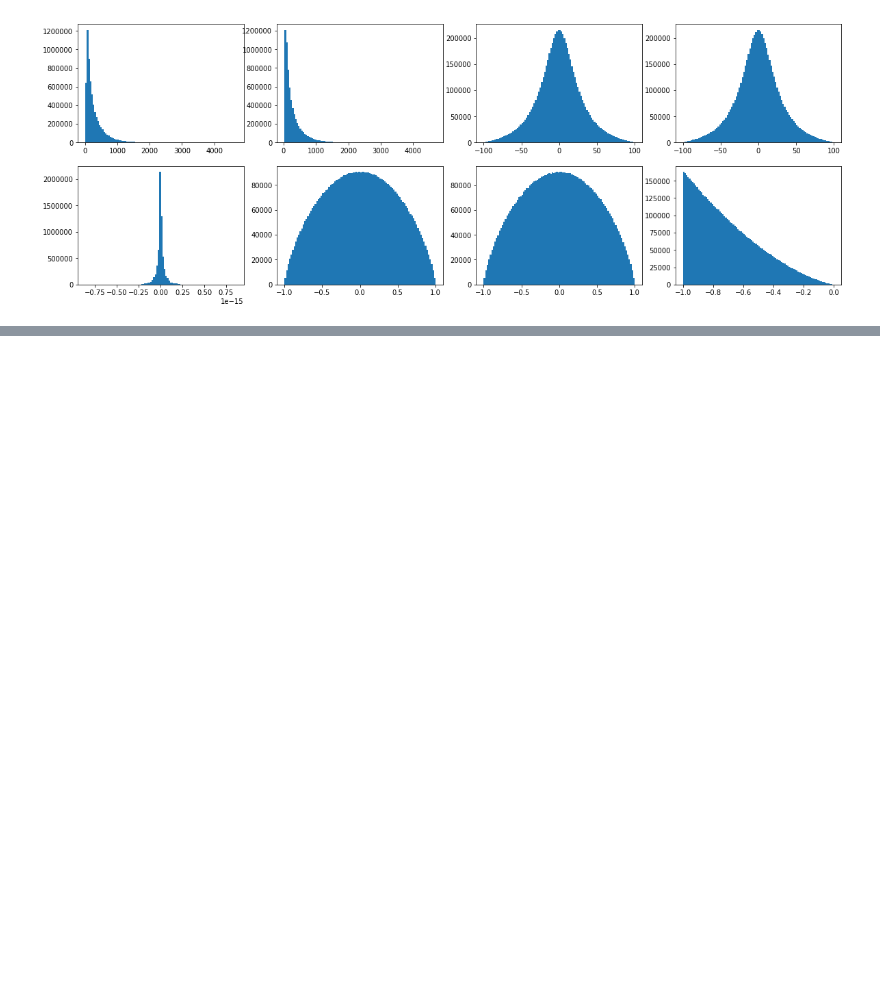
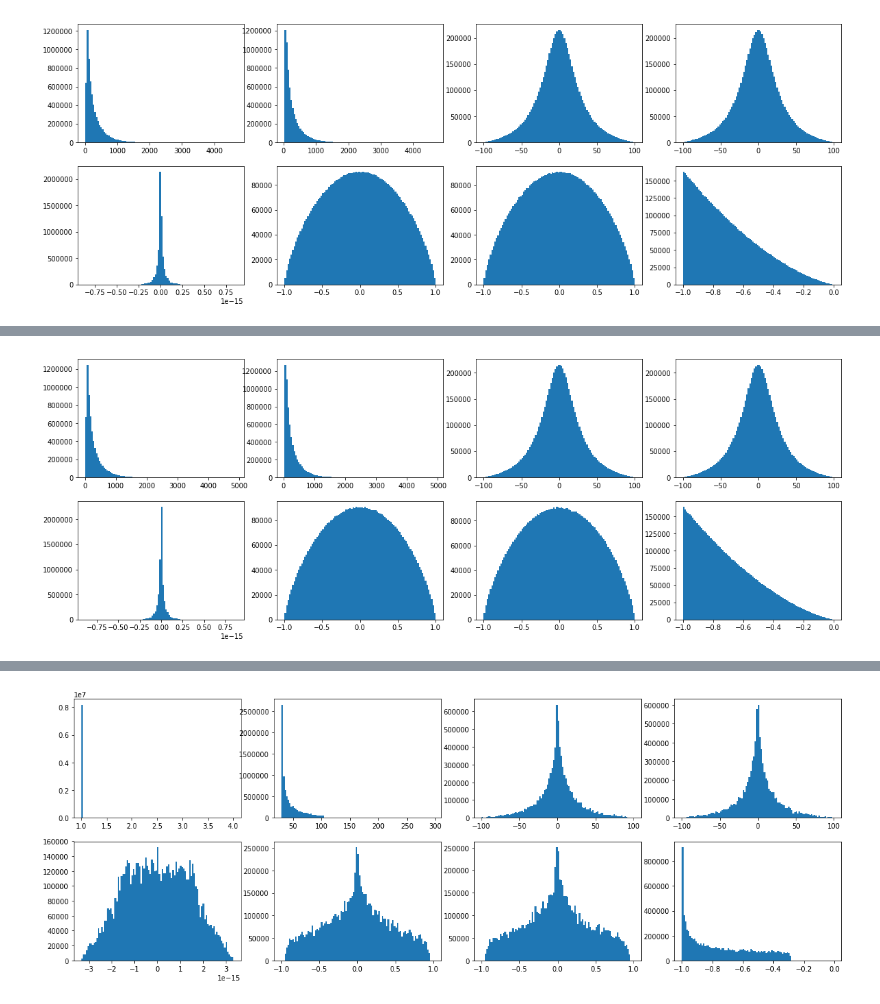
Before and after one commit to mitmedialab/MonteCarloRender, a Jupyter notebook: tests.ipynb, the cells around one changed output, grey strips where cells are left out. Drawn from its saved outputs; the diff is of its cells as text; code cells hidden in the pictures; blank space fills up the shorter version.

Commit message:
updated test case

```diff
--- a/tests.ipynb
+++ b/tests.ipynb
@@ -31,15 +31,15 @@ def runTest():
     with open('testdata.pickle', 'wb') as handle:
         pickle.dump(ds, handle)
 
-def runTestConeIllumination():
+def runTestConeIllumination(muS = 1.0, theta = 0.0):
     t1 = time.perf_counter()
     ret = MC.lunchPacketwithBatch(batchSize = 1e7,
                                nPhotonsRequested = 1e7,
                                 nPhotonsToRun = 1e7,
-                                muS = 0.0001, g = 0.85,
+                                muS = muS, g = 0.85,
                                 source = {'r': np.array([0.0, 0.0, 30.0]),
                                           'mu': np.array([0.0, 0.0, -1.0]),
-                                          'theta': 1.0,
+                                          'theta': theta,
                                           'method': 'cone', 'time_profile': 'delta'},
                                 detector = {'radius': 100.0},
                                 control_param = {'max_N': 1e5,
@@ -132,9 +132,9 @@ def testRunTarget():
     data, num_simulated, num_detected = loadTest()
     plotTargetTest(data)
 
-def testRunConeIllumination():
+def testRunConeIllumination(muS = 1.0, theta = 0.0):
     print(datetime.datetime.now())
-    runTestConeIllumination()
+    runTestConeIllumination(muS = muS, theta = theta)
     data, num_simulated, num_detected = loadTest()
     plotTest(data)
 # %%
@@ -174,0 +169,4 @@ testRunConeIllumination()
+# %%
+testRunConeIllumination(muS = 1.0, theta = 0.0)
+testRunConeIllumination(muS = 0.0001, theta = 3.14)
+# %% [output]
@@ -174,0 +175 @@ testRunConeIllumination()
+[figure, added]
@@ -174,0 +178 @@ testRunConeIllumination()
+[figure, added]
```
Also changed, not shown: parts of 2 cells of this notebook.
